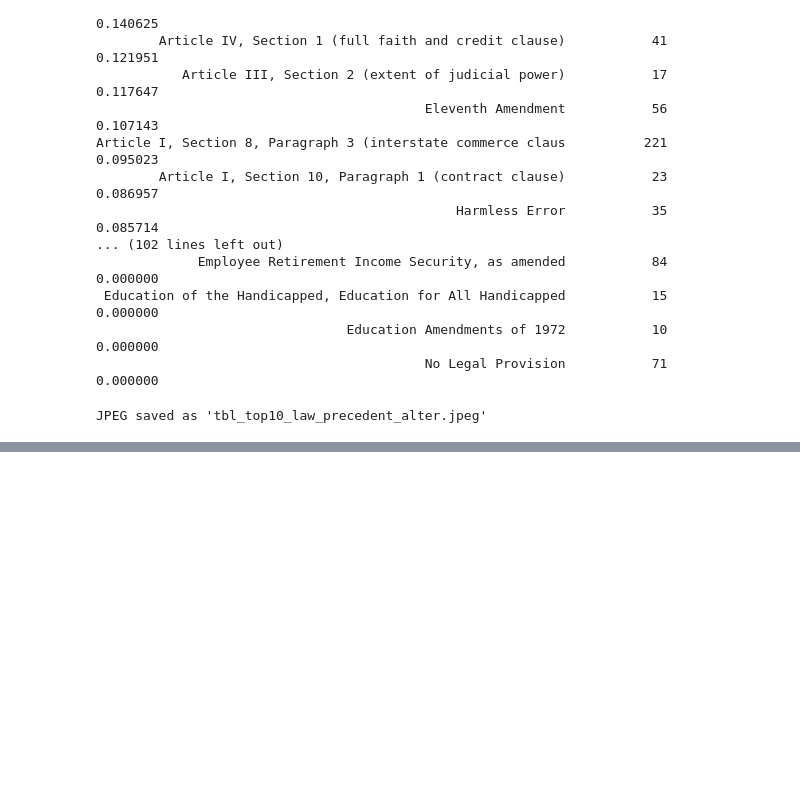
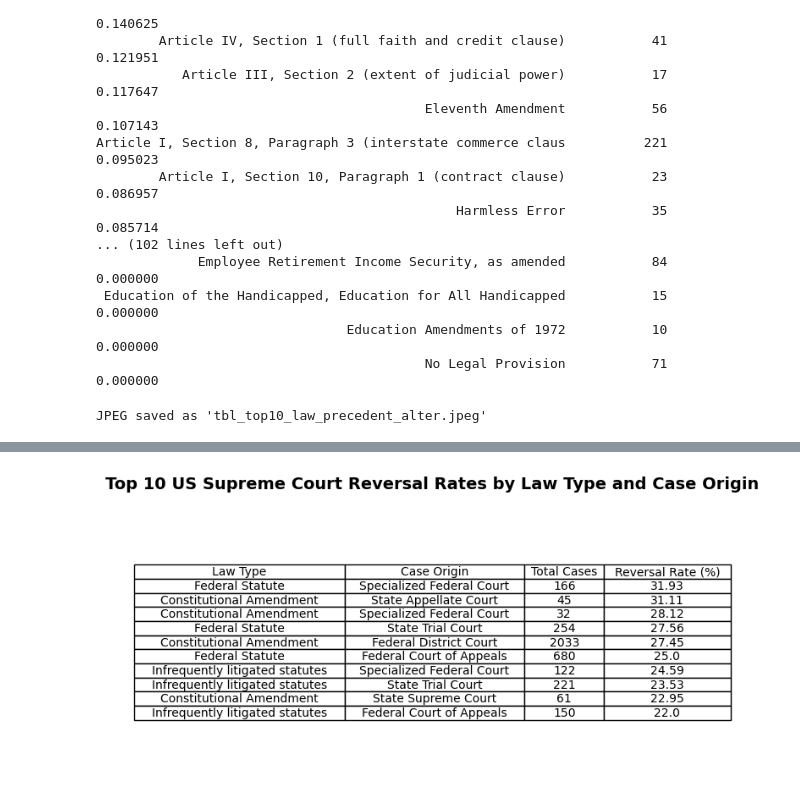
Before and after one commit to zs-zhuang/Supreme-Court-Case-Analytics, a Jupyter notebook: notebooks/case_lawType.ipynb, the cells around one changed output, grey strips where cells are left out. Saved outputs shown, nothing was run; the diff lists cells and outputs as text; code cells hidden in the pictures; blank space fills up the shorter version.

Commit message:
new analysis: add top reversal rate by law and case origin table (2026-01-20 14:09:20)

```diff
--- a/notebooks/case_lawType.ipynb
+++ b/notebooks/case_lawType.ipynb
@@ -567,0 +685,43 @@ JPEG saved as 'tbl_top10_law_precedent_alter.jpeg'
+# %%
+# save the table above as a jpeg
+# rename columns for display
+top10_display = top10.rename(columns={
+    "lawTypeText": "Law Type",
+    "caseOriginType": "Case Origin",
+    "total_cases": "Total Cases",
+    "reversed_cases": "Reversed Cases",
+    "reversal_rate": "Reversal Rate (%)"
+})
+
+# round reversal rate to 2 decimals (e.g., 0.3122 -> 31.22)
+top10_display["Reversal Rate (%)"] = (top10_display["Reversal Rate (%)"] * 100).round(2)
+
+# create figure
+fig, ax = plt.subplots(figsize=(10, 4))  # adjust size as needed
+ax.axis('off')  # hide axes
+
+# add title
+ax.set_title(
+    "Top 10 US Supreme Court Reversal Rates by Law Type and Case Origin",
+    fontsize=14,
+    fontweight='bold',
+    pad=20
+)
+
+# render table
+table = ax.table(
+    cellText=top10_display[["Law Type", "Case Origin", "Total Cases", "Reversal Rate (%)"]].values,
+    colLabels=["Law Type", "Case Origin", "Total Cases", "Reversal Rate (%)"],
+    cellLoc='center',
+    loc='center'
+)
+
+table.auto_set_font_size(False)
+table.set_fontsize(10)
+table.auto_set_column_width(col=list(range(len(top10_display.columns))))
+
+# save as JPEG
+plt.savefig("../results/tbl_top10_reversal_rate_by_origin_lawType.jpg", dpi=300, bbox_inches='tight')
+plt.show()
+# %% [output]
+[figure, added]
```
Also changed, not shown: parts of 3 cells of this notebook, 7 other files.
